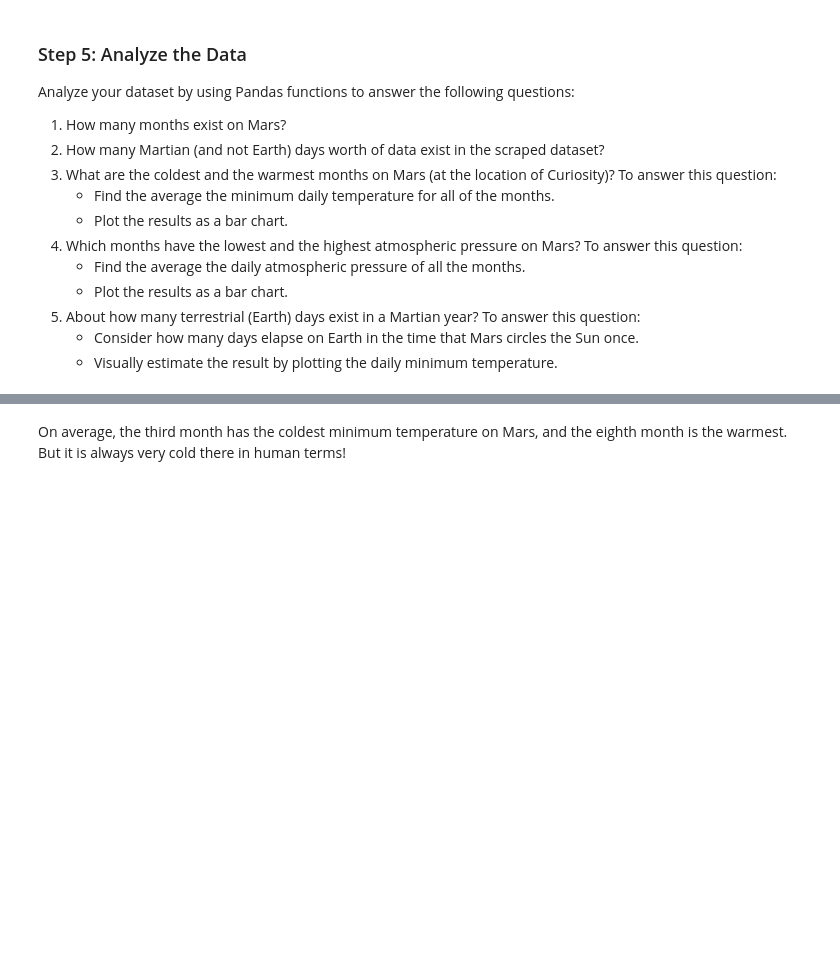
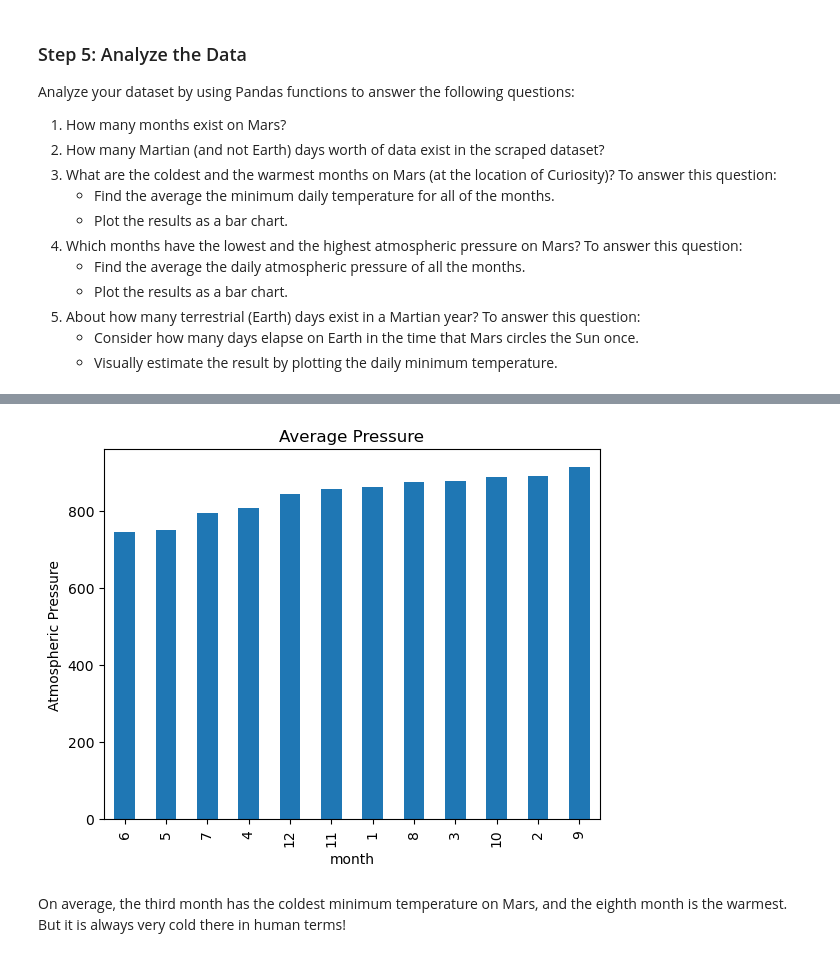
Before and after one commit to mkrachmer/web-scraping-challenge, a Jupyter notebook: part_2_mars_weather.ipynb, the cells around one changed output, grey strips where cells are left out. Saved outputs shown, nothing was run; the diff lists cells and outputs as text; code cells hidden in the pictures; blank space fills up the shorter version.

```diff
--- a/part_2_mars_weather.ipynb
+++ b/part_2_mars_weather.ipynb
@@ -152,2 +186,4 @@ Analyze your dataset by using Pandas functions to answer the following questions
 # %%
 # 4. Average pressure by Martian month
+avg_pressure_df = mars_df['pressure'].groupby(mars_df['month']).mean()
+avg_pressure_df
@@ -154,5 +205,10 @@ Analyze your dataset by using Pandas functions to answer the following questions
 # %%
 # Plot the average pressure by month
+avg_pressure_df_sorted = avg_pressure_df.sort_values()
+avg_pressure_df_sorted.plot(kind='bar', title='Average Pressure', ylabel='Atmospheric Pressure')
+plt.show()
+# %% [output]
+[figure, added]
 # %%
 # 5. How many terrestrial (earth) days are there in a Martian year?
 # %% [markdown]
```
Also changed, not shown: parts of 7 cells of this notebook, 1 other file.
